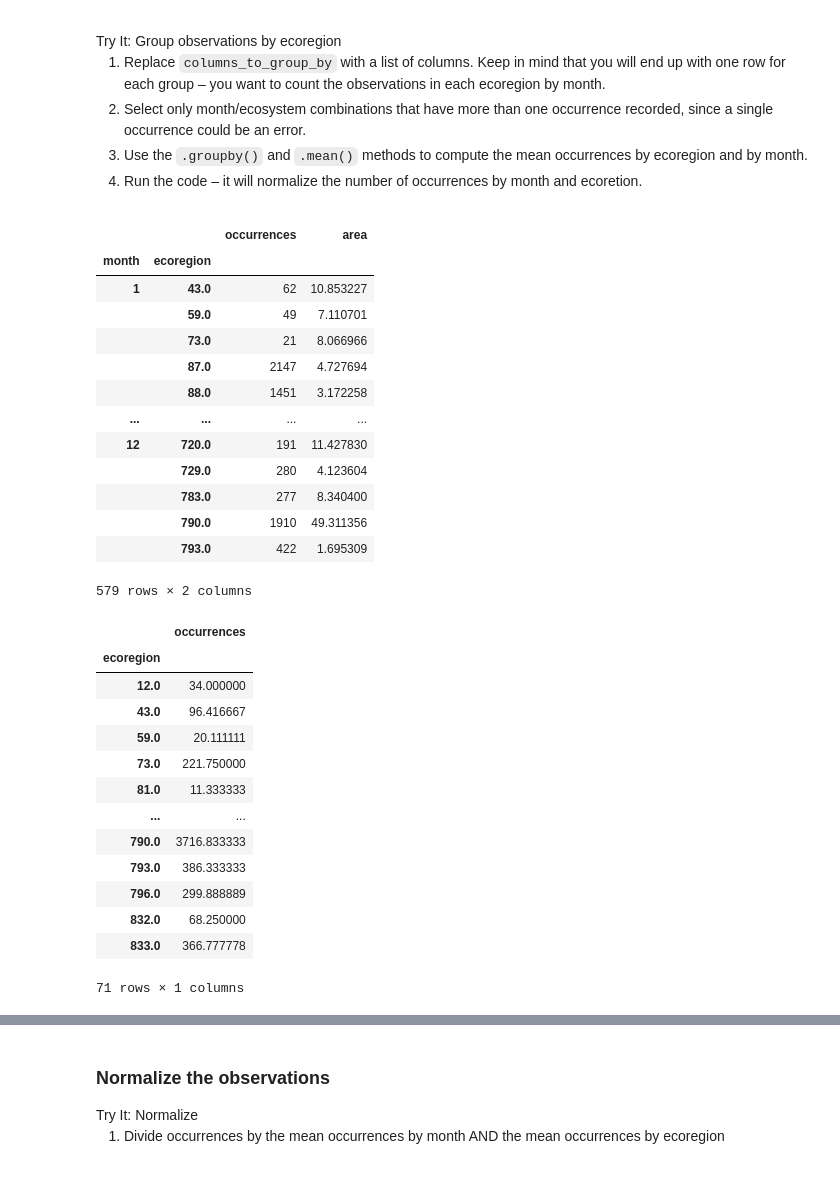
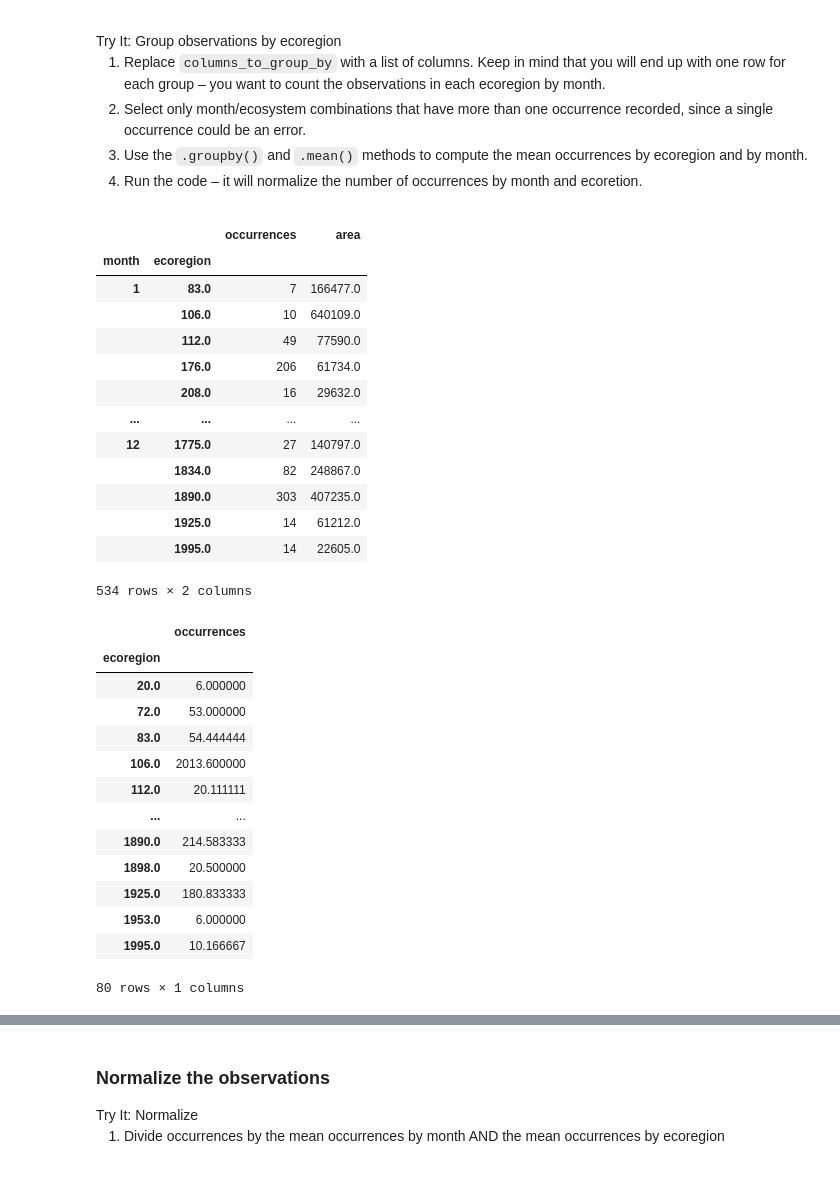
Before and after one commit to cu-esiil-edu/03-migration-nquarder, a Jupyter notebook: notebooks/migration-32-normalize.ipynb, the cells around one changed output, grey strips where cells are left out. Saved outputs shown, nothing was run; the diff lists cells and outputs as text; code cells hidden in the pictures.

```diff
--- a/notebooks/migration-32-normalize.ipynb
+++ b/notebooks/migration-32-normalize.ipynb
@@ -54,7 +58,7 @@ gbif_ecoregion_gdf = (
         how='right',
         predicate='intersects')
     # Select the required columns
-    [['ecoregion', 'SHAPE_AREA', 'month']]
+    [['ecoregion', 'area_km2', 'month']]
 )
 gbif_ecoregion_gdf
 # %% [output]
@@ -89,34 +93,34 @@ and ecoretion.</li>
 # %%
 # Summarize by month and ecoregion
 occurrence_df = (
     gbif_ecoregion_gdf
     # For each ecoregion, for each month...
     .groupby(['month', 'ecoregion'])
     # ...count the number of occurrences
     .agg(
-        occurrences=('SHAPE_AREA', 'count'),
-        area=('SHAPE_AREA', 'first'))
+        occurrences=('area_km2', 'count'),
+        area=('area_km2', 'first'))
 )
 
 # Get rid of rare observations (possible misidentification?)
 occurrence_df = occurrence_df[occurrence_df.occurrences>5]
 
 occurrence_df
 # %% [output]
 |  |  | occurrences | area |
 | month | ecoregion |  |  |
-| 1 | 43.0 | 62 | 10.853227 |
-|  | 59.0 | 49 | 7.110701 |
-|  | 73.0 | 21 | 8.066966 |
-|  | 87.0 | 2147 | 4.727694 |
-|  | 88.0 | 1451 | 3.172258 |
+| 1 | 83.0 | 7 | 166477.0 |
+|  | 106.0 | 10 | 640109.0 |
+|  | 112.0 | 49 | 77590.0 |
+|  | 176.0 | 206 | 61734.0 |
+|  | 208.0 | 16 | 29632.0 |
 | ... | ... | ... | ... |
-| 12 | 720.0 | 191 | 11.427830 |
-|  | 729.0 | 280 | 4.123604 |
-|  | 783.0 | 277 | 8.340400 |
-|  | 790.0 | 1910 | 49.311356 |
-|  | 793.0 | 422 | 1.695309 |
+| 12 | 1775.0 | 27 | 140797.0 |
+|  | 1834.0 | 82 | 248867.0 |
+|  | 1890.0 | 303 | 407235.0 |
+|  | 1925.0 | 14 | 61212.0 |
+|  | 1995.0 | 14 | 22605.0 |
-579 rows × 2 columns
+534 rows × 2 columns
 # %%
 # Take the mean by ecoregion
 mean_occurrences_by_ecoregion = (
@@ -129,18 +133,18 @@ mean_occurrences_by_ecoregion
 # %% [output]
 |  | occurrences |
 | ecoregion |  |
-| 12.0 | 34.000000 |
-| 43.0 | 96.416667 |
-| 59.0 | 20.111111 |
-| 73.0 | 221.750000 |
-| 81.0 | 11.333333 |
+| 20.0 | 6.000000 |
+| 72.0 | 53.000000 |
+| 83.0 | 54.444444 |
+| 106.0 | 2013.600000 |
+| 112.0 | 20.111111 |
 | ... | ... |
-| 790.0 | 3716.833333 |
-| 793.0 | 386.333333 |
-| 796.0 | 299.888889 |
-| 832.0 | 68.250000 |
-| 833.0 | 366.777778 |
+| 1890.0 | 214.583333 |
+| 1898.0 | 20.500000 |
+| 1925.0 | 180.833333 |
+| 1953.0 | 6.000000 |
+| 1995.0 | 10.166667 |
-71 rows × 1 columns
+80 rows × 1 columns
 # %%
 # Take the mean by month
 mean_occurrences_by_month = (
```
Also changed, not shown: parts of 6 cells of this notebook, 3 other files.
